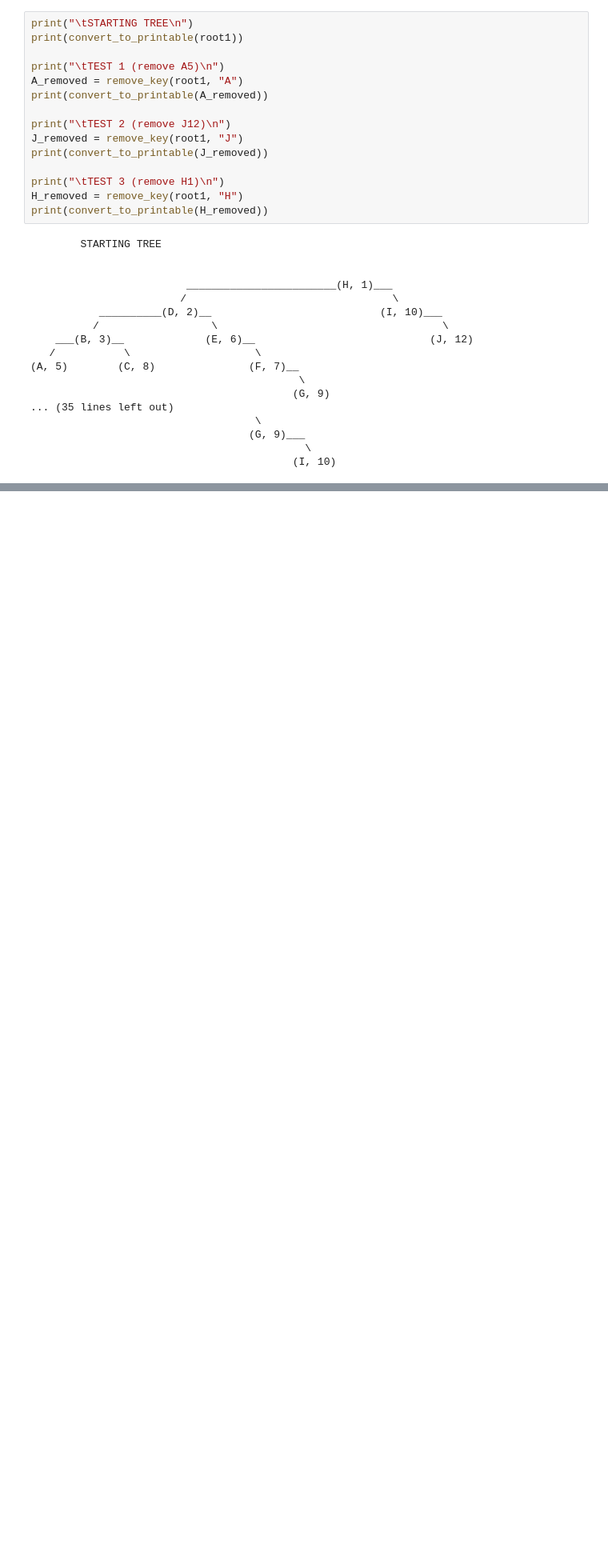
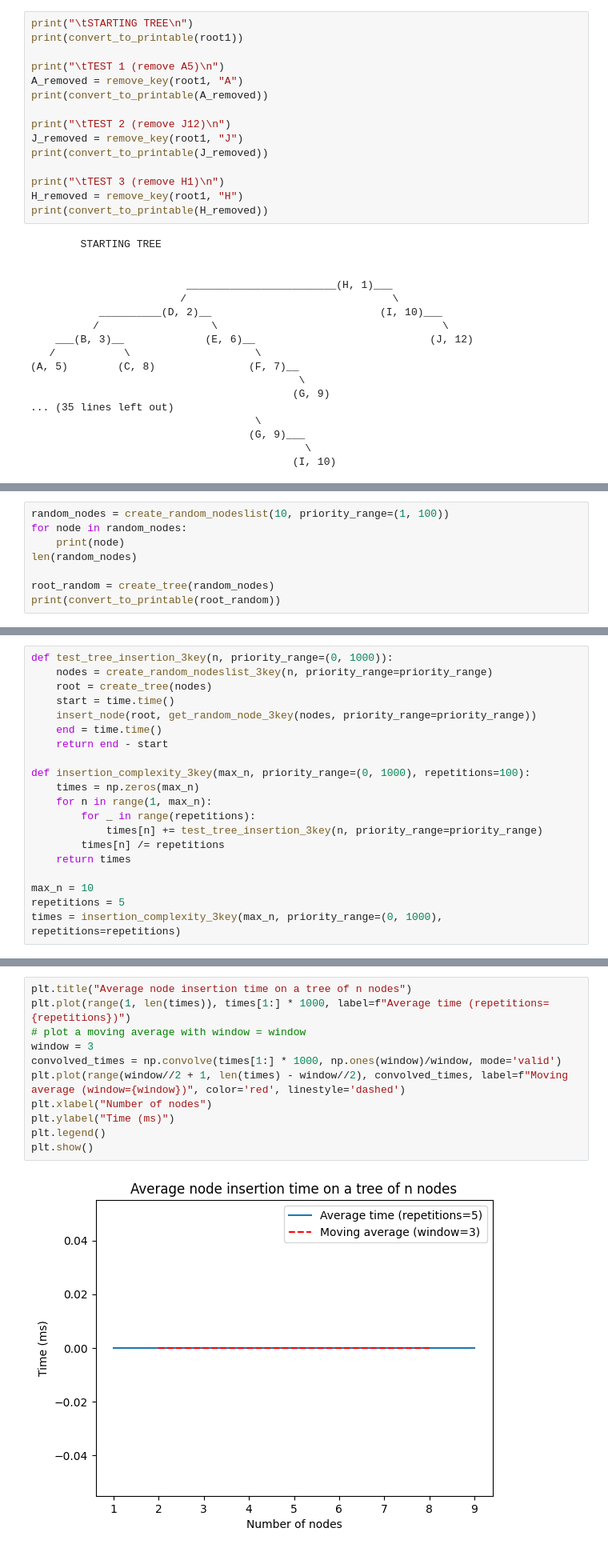
Before and after one commit to xxBWxx/complex-project, a Jupyter notebook: treetest.ipynb, the cells around one changed output, grey strips where cells are left out. Shown: that part at 80% size. Saved outputs shown, nothing was run; the diff lists cells and outputs as text; blank space fills up the shorter version.

```diff
--- a/treetest.ipynb
+++ b/treetest.ipynb
@@ -589,0 +646,8 @@ print(convert_to_printable(H_removed))
+# %%
+random_nodes = create_random_nodeslist(10, priority_range=(1, 100))
+for node in random_nodes:
+    print(node)
+len(random_nodes)
+
+root_random = create_tree(random_nodes)
+print(convert_to_printable(root_random))
@@ -589,0 +786,20 @@ print(convert_to_printable(H_removed))
+# %%
+def test_tree_insertion_3key(n, priority_range=(0, 1000)):
+    nodes = create_random_nodeslist_3key(n, priority_range=priority_range)
+    root = create_tree(nodes)
+    start = time.time()
+    insert_node(root, get_random_node_3key(nodes, priority_range=priority_range))
+    end = time.time()
+    return end - start
+
+def insertion_complexity_3key(max_n, priority_range=(0, 1000), repetitions=100):
+    times = np.zeros(max_n)
+    for n in range(1, max_n):
+        for _ in range(repetitions):
+            times[n] += test_tree_insertion_3key(n, priority_range=priority_range)
+        times[n] /= repetitions
+    return times
+
+max_n = 10
+repetitions = 5
+times = insertion_complexity_3key(max_n, priority_range=(0, 1000), repetitions=repetitions)
@@ -589,0 +810,13 @@ print(convert_to_printable(H_removed))
+# %%
+plt.title("Average node insertion time on a tree of n nodes")
+plt.plot(range(1, len(times)), times[1:] * 1000, label=f"Average time (repetitions={repetitions})")
+# plot a moving average with window = window
+window = 3
+convolved_times = np.convolve(times[1:] * 1000, np.ones(window)/window, mode='valid')
+plt.plot(range(window//2 + 1, len(times) - window//2), convolved_times, label=f"Moving average (window={window})", color='red', linestyle='dashed')
+plt.xlabel("Number of nodes")
+plt.ylabel("Time (ms)")
+plt.legend()
+plt.show()
+# %% [output]
+[figure, added]
```
Also changed, not shown: parts of 23 cells of this notebook.
